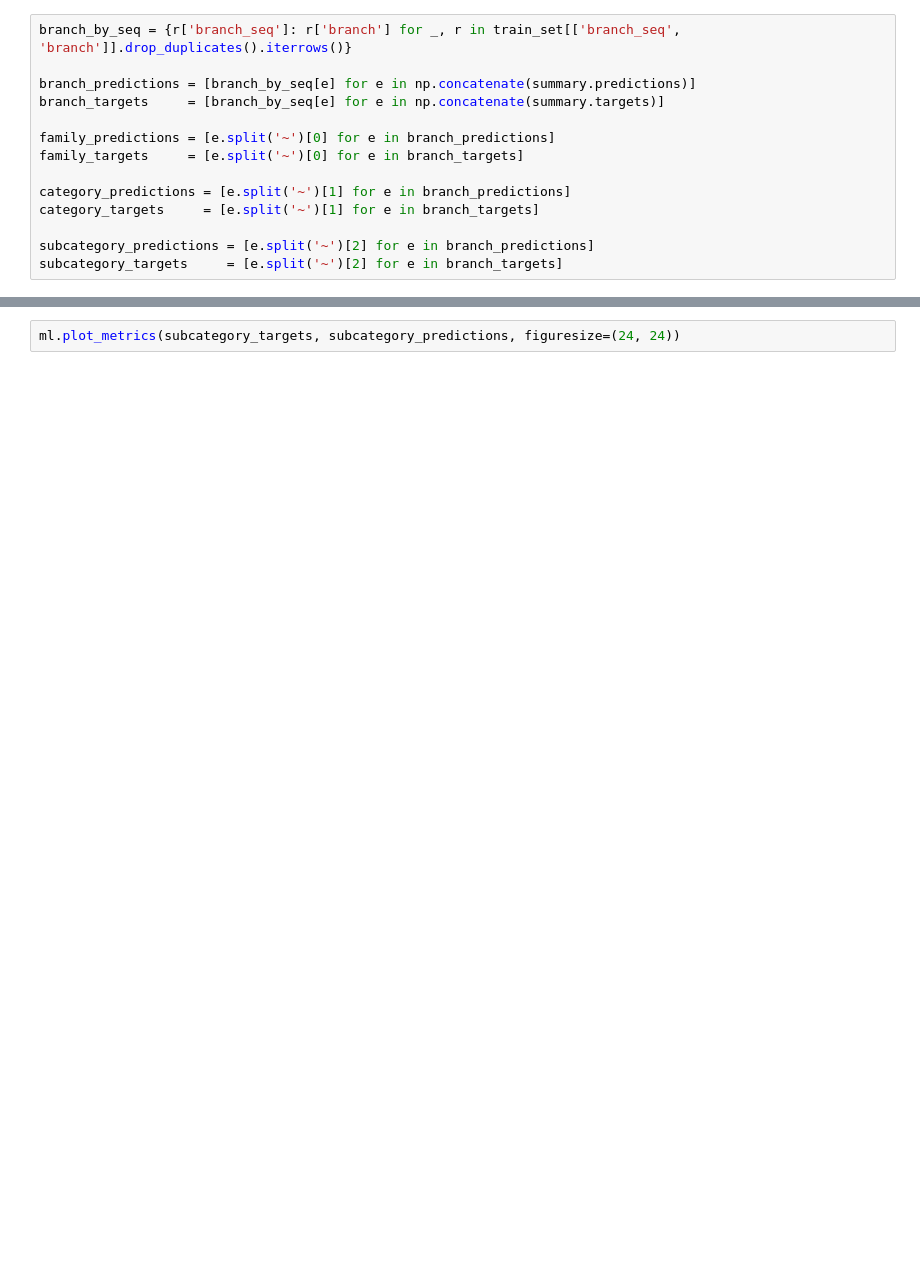
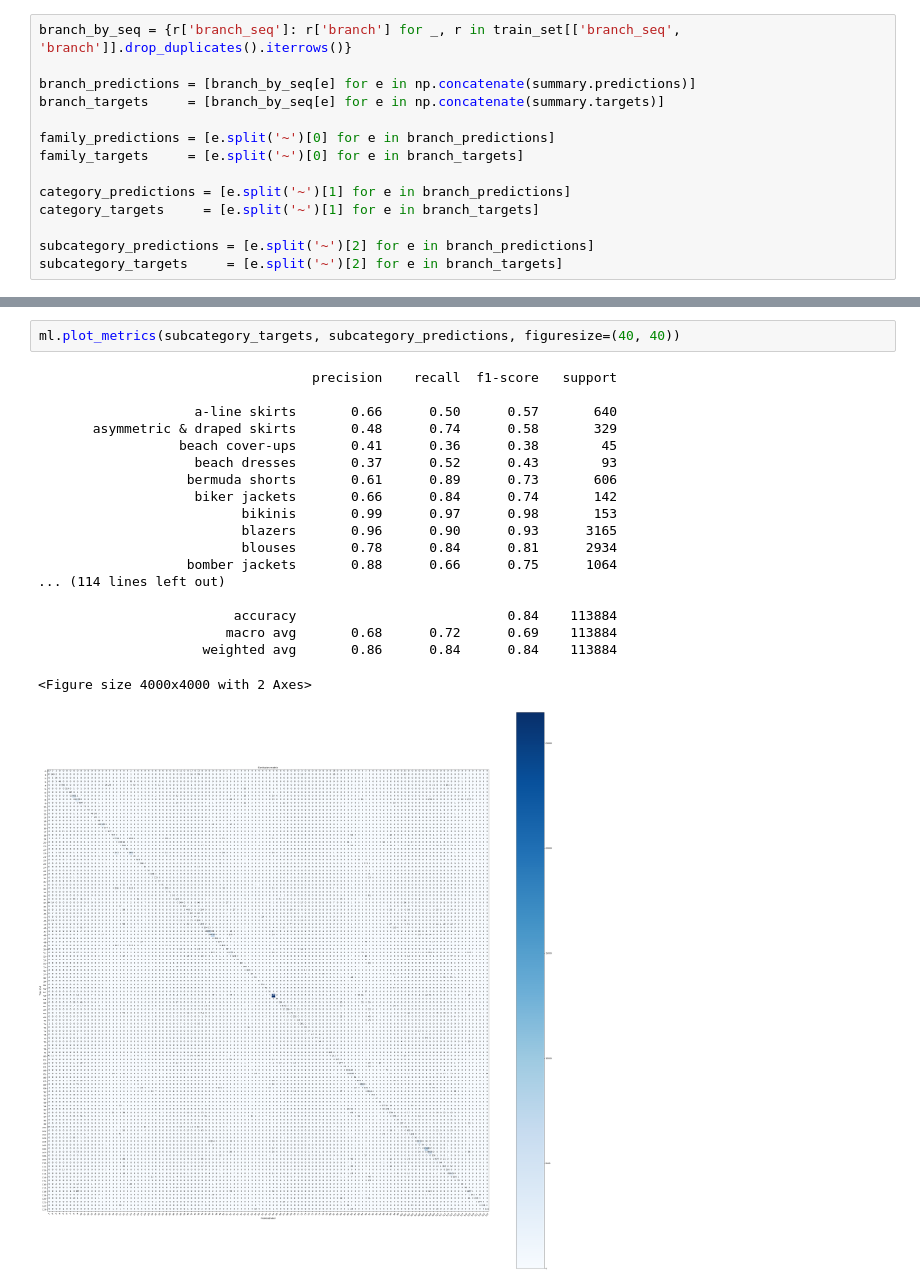
Before and after one commit to magistery-tps/text-mining, a Jupyter notebook: notebooks/fashion-outfits/4.1-bert-model.ipynb, the cells around one changed output, grey strips where cells are left out. Drawn from its saved outputs; the diff is of its cells as text; blank space fills up the shorter version.

```diff
--- a/notebooks/fashion-outfits/4.1-bert-model.ipynb
+++ b/notebooks/fashion-outfits/4.1-bert-model.ipynb
@@ -313,2 +335,22 @@ ml.plot_metrics(category_targets, category_predictions, figuresize=(15, 15))
 # %%
-ml.plot_metrics(subcategory_targets, subcategory_predictions, figuresize=(24, 24))
+ml.plot_metrics(subcategory_targets, subcategory_predictions, figuresize=(40, 40))
+# %% [output]
+                                   precision    recall  f1-score   support
+
+                    a-line skirts       0.66      0.50      0.57       640
+       asymmetric & draped skirts       0.48      0.74      0.58       329
+                  beach cover-ups       0.41      0.36      0.38        45
+                    beach dresses       0.37      0.52      0.43        93
+                   bermuda shorts       0.61      0.89      0.73       606
+                    biker jackets       0.66      0.84      0.74       142
+                          bikinis       0.99      0.97      0.98       153
+                          blazers       0.96      0.90      0.93      3165
+                          blouses       0.78      0.84      0.81      2934
+                   bomber jackets       0.88      0.66      0.75      1064
+... (114 lines left out)
+
+                         accuracy                           0.84    113884
+                        macro avg       0.68      0.72      0.69    113884
+                     weighted avg       0.86      0.84      0.84    113884
+<Figure size 4000x4000 with 2 Axes>
+[figure, added]
```
Also changed, not shown: parts of 17 cells of this notebook, 9 other files.
